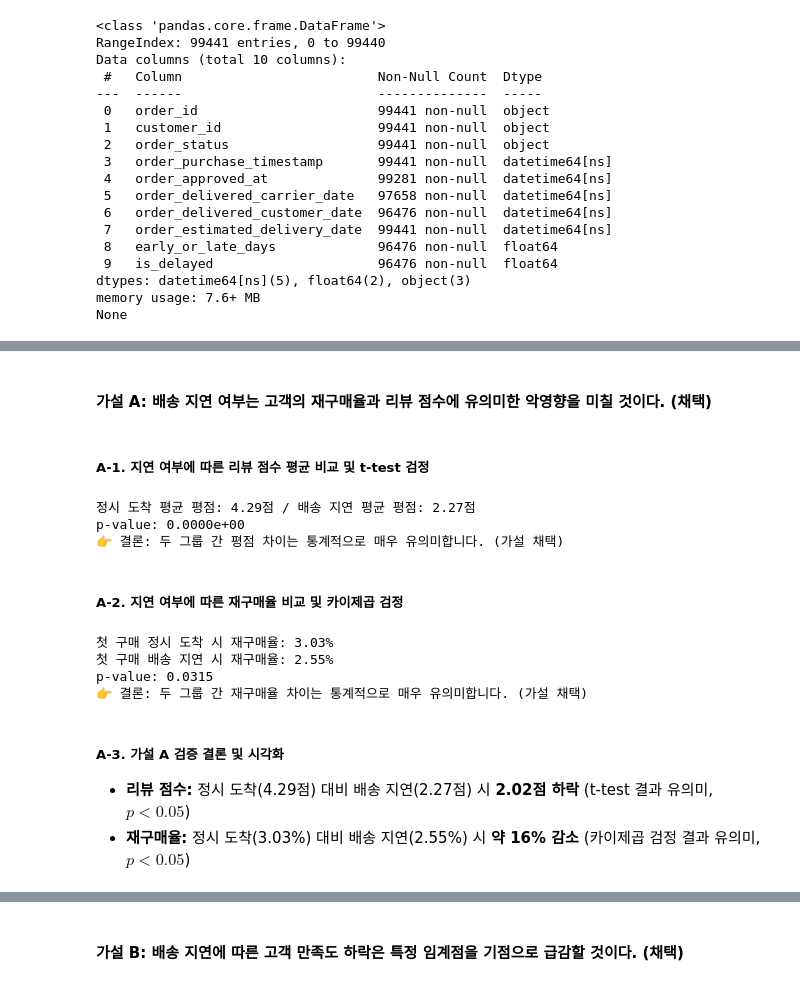
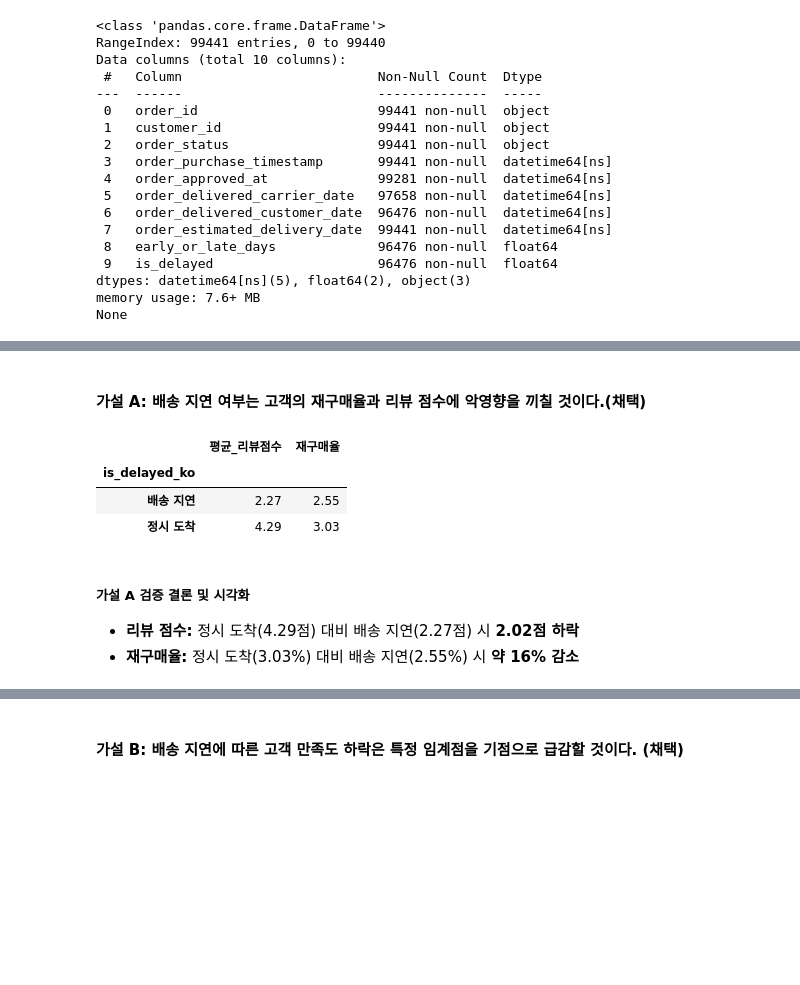
Before and after one commit to eunsung20311-dot/Olist-E-commerce-Analysis, a Jupyter notebook: 02_hypothesis_testing.ipynb, the cells around one changed output, grey strips where cells are left out. Saved outputs shown, nothing was run; the diff lists cells and outputs as text; code cells hidden in the pictures; blank space fills up the shorter version.

```diff
--- a/02_hypothesis_testing.ipynb
+++ b/02_hypothesis_testing.ipynb
@@ -68,2 +67,2 @@ None
 # %% [markdown]
-#### 가설 A: 배송 지연 여부는 고객의 재구매율과 리뷰 점수에 유의미한 악영향을 미칠 것이다. (채택)
+#### 가설 A: 배송 지연 여부는 고객의 재구매율과 리뷰 점수에 악영향을 끼칠 것이다.(채택)
@@ -80,48 +69,35 @@ df_customer_mstr['is_delayed_ko'] = df_customer_mstr['is_delayed'].map({0: '정
-# %% [markdown]
-##### A-1. 지연 여부에 따른 리뷰 점수 평균 비교 및 t-test 검정
-# %%
-# 결측치 제거 후 그룹 분리
-df_test_review = df_customer_mstr.dropna(subset=['review_score', 'is_delayed_ko'])
-score_on_time = df_test_review[df_test_review['is_delayed_ko'] == '정시 도착']['review_score']
-score_delayed = df_test_review[df_test_review['is_delayed_ko'] == '배송 지연']['review_score']
-# Welch's t-test
-t_stat_a, p_val_a = stats.ttest_ind(score_on_time, score_delayed, equal_var=False)
-
-print(f"정시 도착 평균 평점: {score_on_time.mean():.2f}점 / 배송 지연 평균 평점: {score_delayed.mean():.2f}점")
-print(f"p-value: {p_val_a:.4e}")
-print(f"👉 결론: 두 그룹 간 평점 차이는 통계적으로 {'매우 유의미합니다. (가설 채택)' if p_val_a < 0.05 else '유의미하지 않습니다. (가설 기각)'}\n")
-# %% [output]
-정시 도착 평균 평점: 4.29점 / 배송 지연 평균 평점: 2.27점
-p-value: 0.0000e+00
-👉 결론: 두 그룹 간 평점 차이는 통계적으로 매우 유의미합니다. (가설 채택)
-# %% [markdown]
-##### A-2. 지연 여부에 따른 재구매율 비교 및 카이제곱 검정
 # %%
+# 배송-리뷰-고객 데이터 병합
+df_delivered = df_orders[df_orders['order_status'] == 'delivered'].copy()
+
+df_customer_mstr = (
+    df_delivered
+    .merge(df_customers[['customer_id', 'customer_unique_id']], on='customer_id', how='left')
+    .merge(df_reviews[['order_id', 'review_id', 'review_score']], on='order_id', how='left')
+    .sort_values(['customer_unique_id', 'order_purchase_timestamp'])
+)
+
+df_customer_mstr['is_delayed_ko'] = df_customer_mstr['is_delayed'].map({0: '정시 도착', 1: '배송 지연'})
+
+# 고객별 총 주문수
+df_customer_mstr['total_orders'] = df_customer_mstr.groupby('customer_unique_id')['order_id'].transform('nunique')
+df_customer_mstr['re_purchase'] = np.where(df_customer_mstr['total_orders'] > 1, 1, 0)
+
 # 고객별 첫 주문 데이터 추출
-df_customer_mstr = df_customer_mstr.sort_values(['customer_unique_id', 'order_purchase_timestamp'])
 df_first_orders = df_customer_mstr.groupby('customer_unique_id').first().reset_index()
 
-# 전체 주문수 결합 후 재구매 여부(re_purchase) 플래그 생성
-df_total_orders = df_customer_mstr.groupby('customer_unique_id')['order_id'].nunique().reset_index(name='total_orders')
-df_test_repurchase = df_first_orders.merge(df_total_orders, on='customer_unique_id', how='left')
-df_test_repurchase['re_purchase'] = np.where(df_test_repurchase['total_orders'] > 1, 1, 0)
-
-# 카이제곱 검정
-crosstab_a = pd.crosstab(df_test_repurchase['is_delayed_ko'], df_test_repurchase['re_purchase'])
-chi2_a, p_val_chi2_a, dof_a, expected_a = stats.chi2_contingency(crosstab_a)
-
-repurchase_rates = df_test_repurchase.groupby('is_delayed_ko')['re_purchase'].mean() * 100
-print(f"첫 구매 정시 도착 시 재구매율: {repurchase_rates.get('정시 도착', 0):.2f}%")
-print(f"첫 구매 배송 지연 시 재구매율: {repurchase_rates.get('배송 지연', 0):.2f}%")
-print(f"p-value: {p_val_chi2_a:.4f}")
-print(f"👉 결론: 두 그룹 간 재구매율 차이는 통계적으로 {'매우 유의미합니다. (가설 채택)' if p_val_chi2_a < 0.05 else '유의미하지 않습니다. (가설 기각)'}\n")
+df_summary = df_test_repurchase.groupby('is_delayed_ko').agg(
+    평균_리뷰점수 = ('review_score', 'mean'),
+    재구매율= ('re_purchase', lambda x: x.mean() * 100)
+)
+display(df_summary)
 # %% [output]
-첫 구매 정시 도착 시 재구매율: 3.03%
-첫 구매 배송 지연 시 재구매율: 2.55%
-p-value: 0.0315
-👉 결론: 두 그룹 간 재구매율 차이는 통계적으로 매우 유의미합니다. (가설 채택)
+|  | 평균_리뷰점수 | 재구매율 |
+| is_delayed_ko |  |  |
+| 배송 지연 | 2.27 | 2.55 |
+| 정시 도착 | 4.29 | 3.03 |
 # %% [markdown]
-##### A-3. 가설 A 검증 결론 및 시각화
-- **리뷰 점수:** 정시 도착(4.29점) 대비 배송 지연(2.27점) 시 **2.02점 하락** (t-test 결과 유의미, $p < 0.05$)
-- **재구매율:** 정시 도착(3.03%) 대비 배송 지연(2.55%) 시 **약 16% 감소** (카이제곱 검정 결과 유의미, $p < 0.05$)
+##### 가설 A 검증 결론 및 시각화
+- **리뷰 점수:** 정시 도착(4.29점) 대비 배송 지연(2.27점) 시 **2.02점 하락**
+- **재구매율:** 정시 도착(3.03%) 대비 배송 지연(2.55%) 시 **약 16% 감소**
 # %%
```
Also changed, not shown: parts of 18 cells of this notebook, 1 other file.
